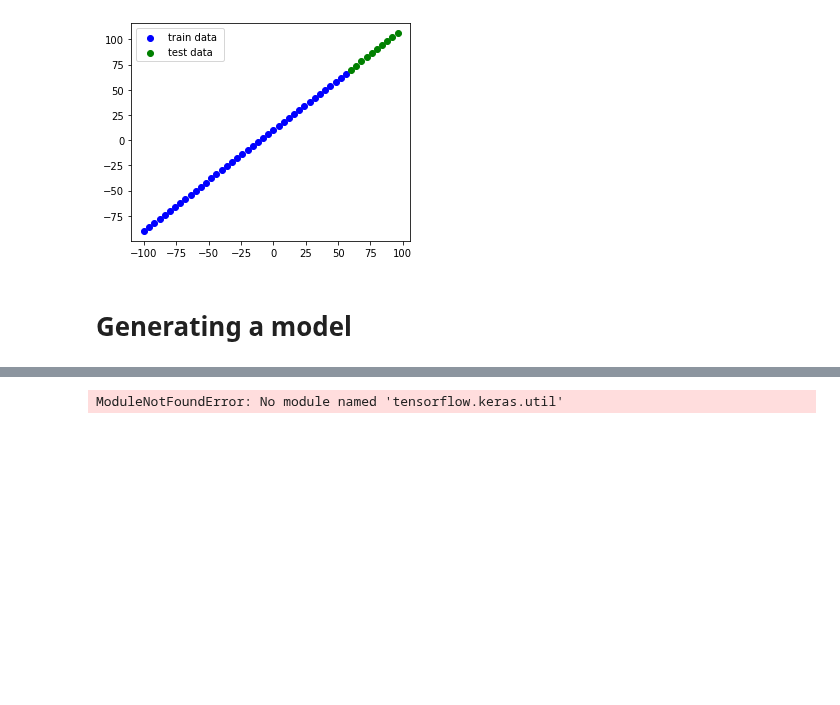
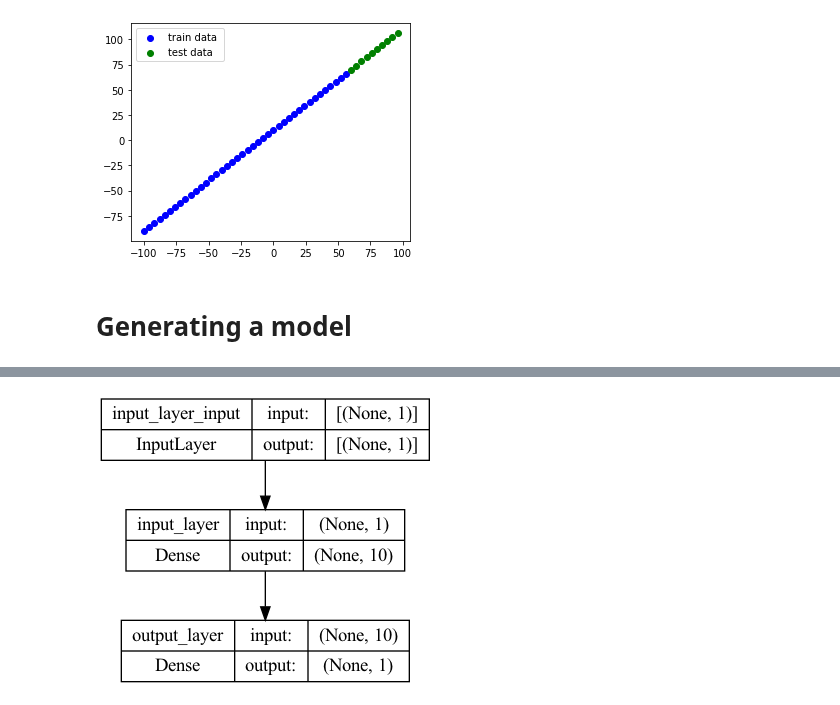
Before and after one commit to Janadhi14/tensorflow-test, a Jupyter notebook: NeuralNetworkRegression.ipynb, the cells around one changed output, grey strips where cells are left out. Drawn from its saved outputs; the diff is of its cells as text; code cells hidden in the pictures; blank space fills up the shorter version.

Commit message:
plot model2

```diff
--- a/NeuralNetworkRegression.ipynb
+++ b/NeuralNetworkRegression.ipynb
@@ -362,7 +367,7 @@ Trainable params: 6
 Non-trainable params: 0
 _________________________________________________________________
-# %%
-from tensorflow.keras.util import plot_model
-plot_model(model =model)
-# %% [output]
-ModuleNotFoundError: No module named 'tensorflow.keras.util'
+# %%
+#if we want to plot a model we can use the tf.keras.plot_model function with the input parameters of model,
+tf.keras.utils.plot_model(model, show_shapes= True)
+# %% [output]
+[figure, added]
```
Also changed, not shown: parts of 3 cells of this notebook, 1 other file.
